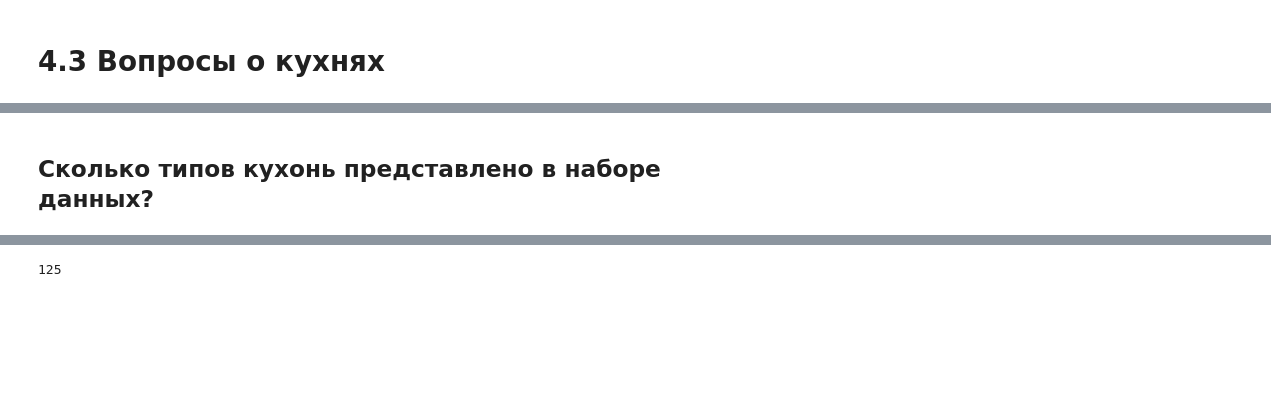
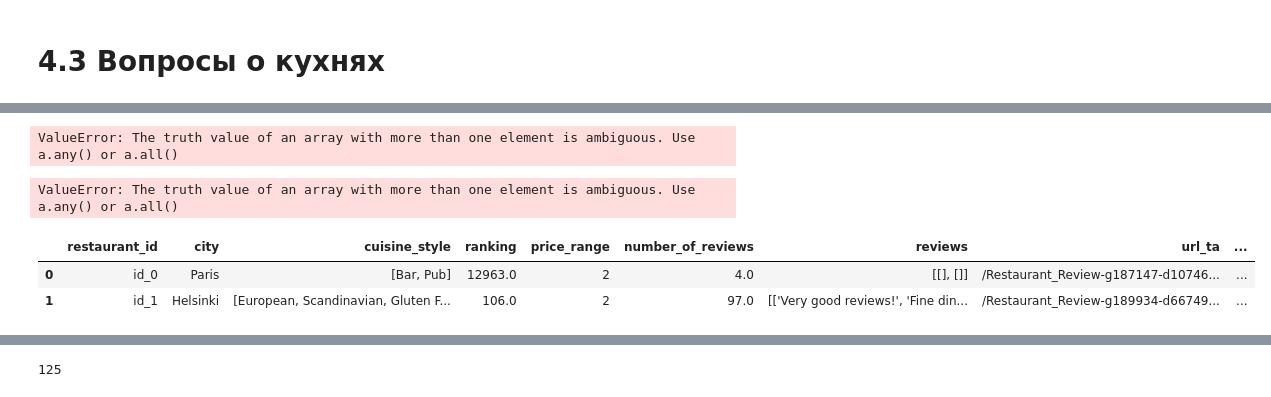
Before and after one commit to g0dzef/ML, a Jupyter notebook: module_3/TripAdvisor.ipynb, the cells around one changed output, grey strips where cells are left out. Saved outputs shown, nothing was run; the diff lists cells and outputs as text; code cells hidden in the pictures; blank space fills up the shorter version.

```diff
--- a/module_3/TripAdvisor.ipynb
+++ b/module_3/TripAdvisor.ipynb
@@ -592,2 +625,17 @@ test.query('number_of_reviews < 10')
-# %% [markdown]
-## Сколько типов кухонь представлено в наборе данных?
+# %%
+test['cuisine_style'] = test['cuisine_style'].apply(lambda x : re.findall(r'\w+',x) if not pd.isna(x) else ['Unknown'])
+test.head(2)
+# %% [output]
+ValueError: The truth value of an array with more than one element is ambiguous. Use a.any() or a.all()
+# %%
+test['cuisine_style'] = test['cuisine_style'].apply(lambda x: eval(x) if not pd.isna(x) else 'Unknown')
+test.head(2)
+# %% [output]
+ValueError: The truth value of an array with more than one element is ambiguous. Use a.any() or a.all()
+# %%
+test['number_of_cuisine'] = test['cuisine_style'].apply(len)
+test.head(2)
+# %% [output]
+|  | restaurant_id | city | cuisine_style | ranking | price_range | number_of_reviews | reviews | url_ta | ... |
+| 0 | id_0 | Paris | [Bar, Pub] | 12963.0 | 2 | 4.0 | [[], []] | /Restaurant_Review-g187147-d10746... | ... |
+| 1 | id_1 | Helsinki | [European, Scandinavian, Gluten F... | 106.0 | 2 | 97.0 | [['Very good reviews!', 'Fine din... | /Restaurant_Review-g189934-d66749... | ... |
```
Also changed, not shown: parts of 72 cells of this notebook.
